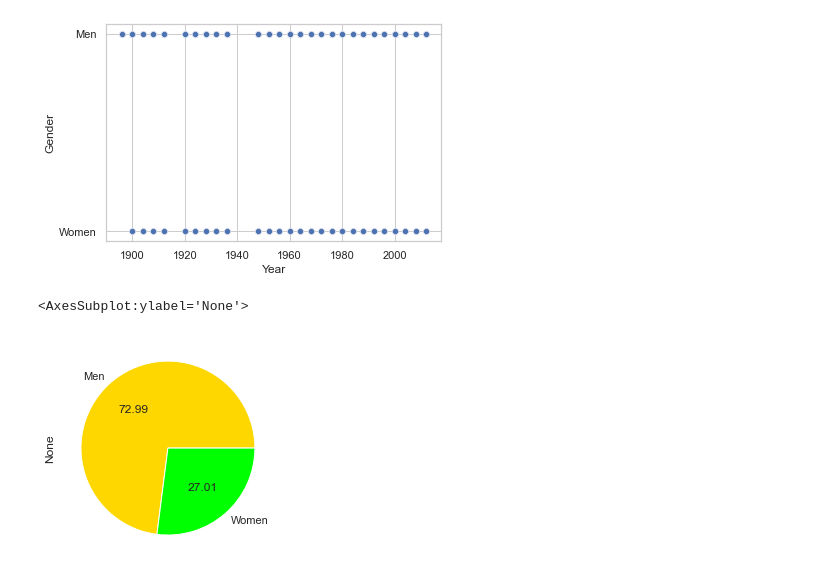
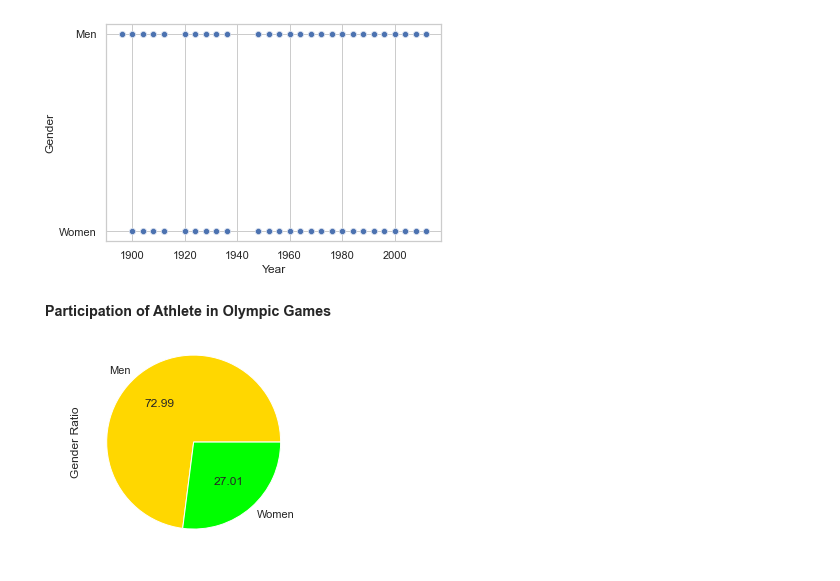
Before and after one commit to saurav29singh/Udacity_Project, a Jupyter notebook: Olympic_Dataset_Study.ipynb, the cells around one changed output. Drawn from its saved outputs; the diff is of its cells as text; code cells hidden in the pictures.

```diff
--- a/Olympic_Dataset_Study.ipynb
+++ b/Olympic_Dataset_Study.ipynb
@@ -147,8 +147,10 @@ seaborn.scatterplot(x="Year",
 # %%
 import pandas as pd
 from matplotlib.pyplot import pie, axis, show
-
-df.groupby('Gender').size().plot(kind='pie', autopct='%.2f', colors=['gold', 'lime'])
+fig, ax = plt.subplots()
+fig.suptitle('Participation of Athlete in Olympic Games', fontweight ="bold")
+df.groupby('Gender').size().plot(kind='pie', autopct='%.2f', colors=['gold', 'lime'],ax=None)
+ax.set_ylabel('Gender Ratio')
+plt.show()
 # %% [output]
-<AxesSubplot:ylabel='None'>
-[figure, old version]
+[figure, new version]
```
